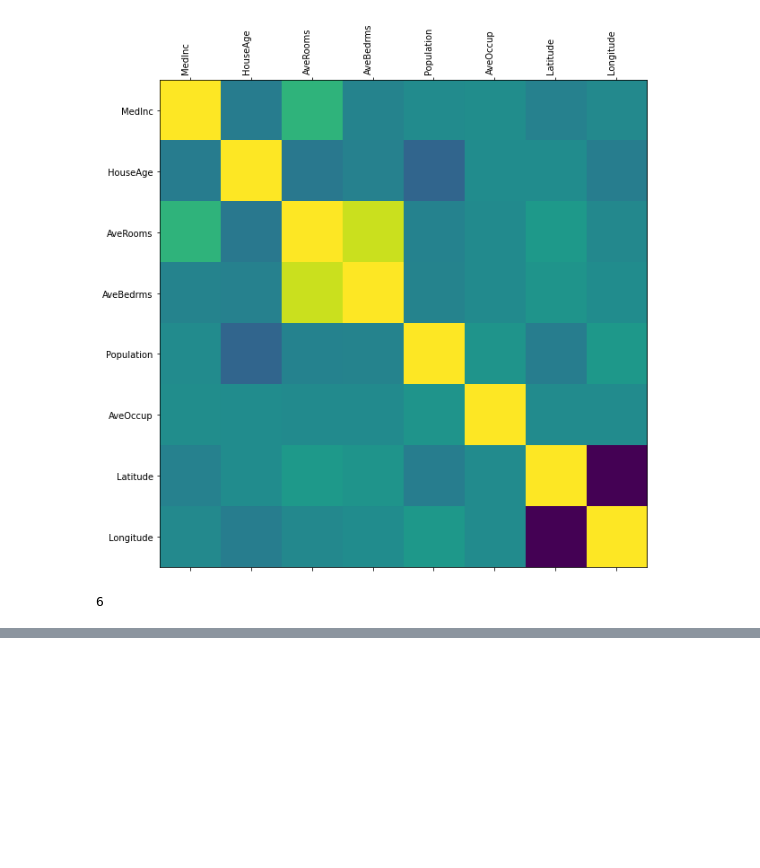
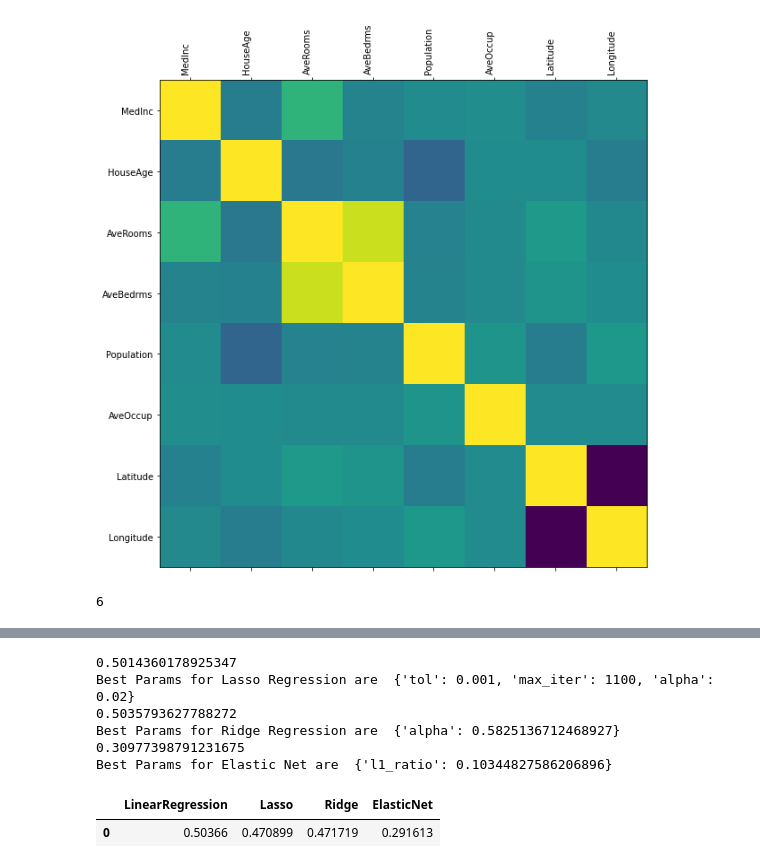
Before and after one commit to Briskwoods/Machine-Learning-Groupwork-Task-1, a Jupyter notebook: AI_CAT1.ipynb, the cells around one changed output, grey strips where cells are left out. Drawn from its saved outputs; the diff is of its cells as text; code cells hidden in the pictures; blank space fills up the shorter version.

```diff
--- a/AI_CAT1.ipynb
+++ b/AI_CAT1.ipynb
@@ -120,0 +121,40 @@ pd.DataFrame(result)
+# %%
+for i in models:
+  regressor = models[i]
+  if i == 'Ridge':
+    alpha_space = np.logspace(-4, 0.5, 50)
+    ridge_params = {'alpha':alpha_space}
+    random = RandomizedSearchCV(regressor,param_distributions=ridge_params,cv=3,n_jobs=-1)
+    results = random.fit(X_train,y_train)
+    print(results.best_score_)
+    print("Best Params for Ridge Regression are ", results.best_params_)
+    accuracy = results.score(X_test,y_test)
+  elif i == 'ElasticNet':
+    l1_space = np.linspace(0, 1, 30)
+    elastic_params = {'l1_ratio': l1_space}
+    random = RandomizedSearchCV(regressor,param_distributions=elastic_params,cv=3,n_jobs=-1,refit=True)
+    results = random.fit(X_train,y_train)
+    print(results.best_score_)
+    print("Best Params for Elastic Net are ", results.best_params_)
+    accuracy = results.score(X_test,y_test)
+  elif i == 'Lasso':
+    lasso_params = {'alpha':[0.02, 0.024, 0.025, 0.026, 0.03],'max_iter':[1000,1100,2000],'tol':[0.001,0.0001,0.000001]}
+    random = RandomizedSearchCV(regressor,param_distributions=lasso_params,cv=3,n_jobs=-1,refit=True)
+    results = random.fit(X_train,y_train)
+    print(results.best_score_)
+    print("Best Params for Lasso Regression are ", results.best_params_)
+    accuracy = results.score(X_test,y_test)
+  else:
+    c_validated = cross_val_score(regressor,X_train,y_train,cv=kfold)
+    accuracy = c_validated.mean()
+  result[i]=[accuracy]
+pd.DataFrame(result)
+# %% [output]
+0.5014360178925347
+Best Params for Lasso Regression are  {'tol': 0.001, 'max_iter': 1100, 'alpha': 0.02}
+0.5035793627788272
+Best Params for Ridge Regression are  {'alpha': 0.5825136712468927}
+0.30977398791231675
+Best Params for Elastic Net are  {'l1_ratio': 0.10344827586206896}
+|  | LinearRegression | Lasso | Ridge | ElasticNet |
+| 0 | 0.50366 | 0.470899 | 0.471719 | 0.291613 |
```
Also changed, not shown: parts of 3 cells of this notebook.
